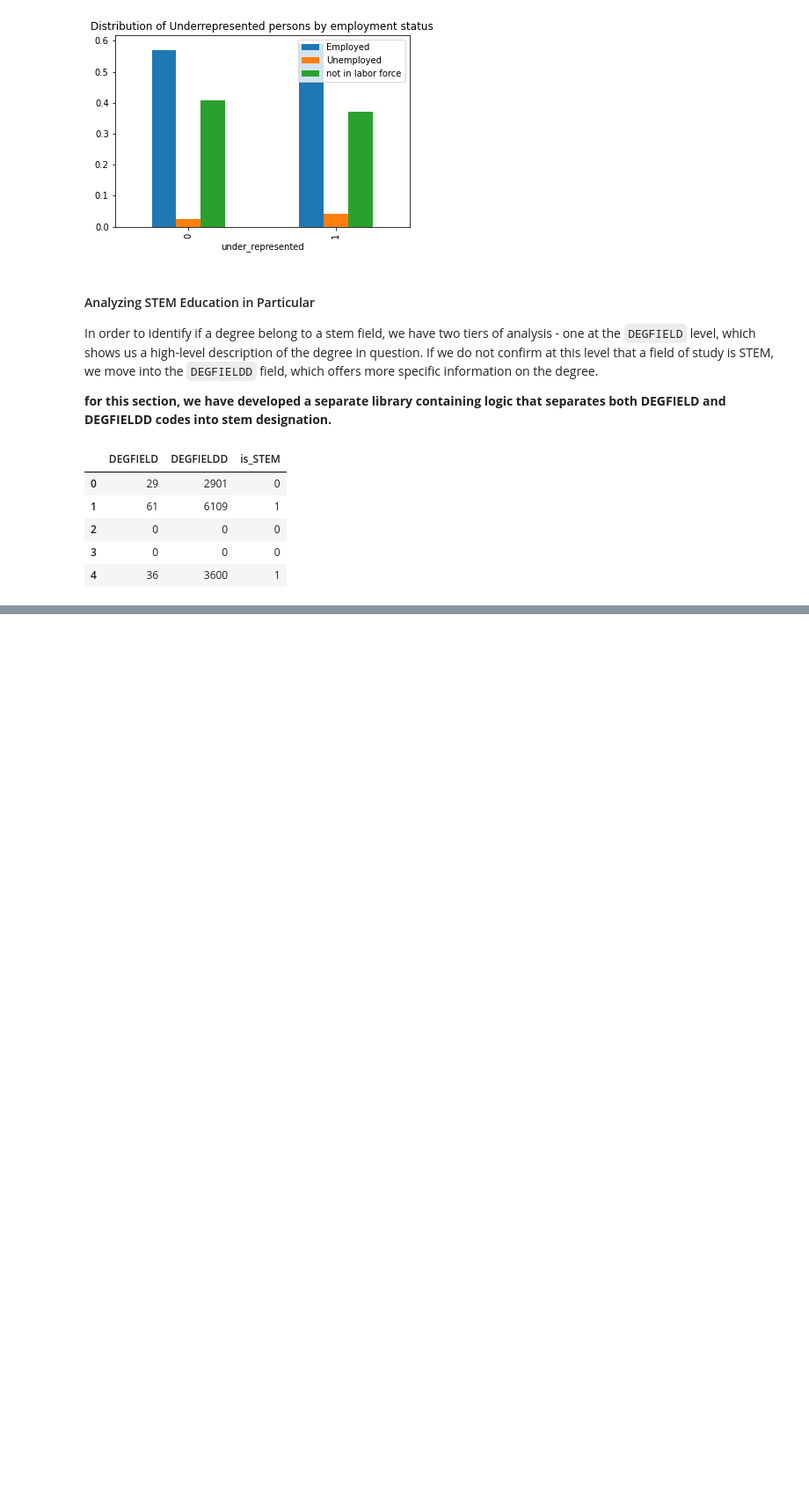
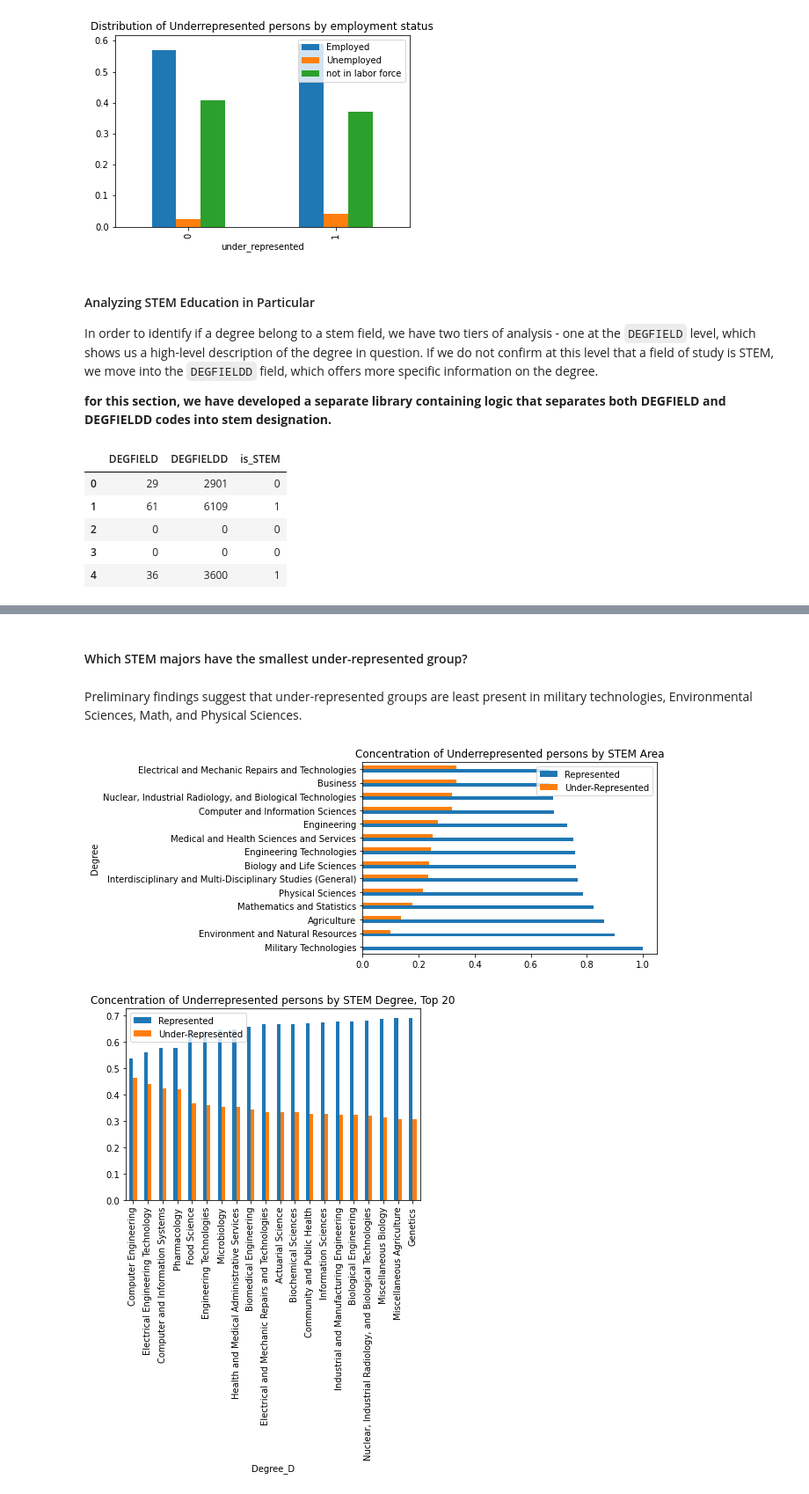
Before and after one commit to kayfilipp/HigherME, a Jupyter notebook: census_data/Untitled.ipynb, the cells around one changed output, grey strips where cells are left out. Shown: that part at 88% size. Saved outputs shown, nothing was run; the diff lists cells and outputs as text; code cells hidden in the pictures; blank space fills up the shorter version.

Commit message:
add analysis on degree parity

```diff
--- a/census_data/Untitled.ipynb
+++ b/census_data/Untitled.ipynb
@@ -255,0 +256,30 @@ pd.crosstab(
+# %% [markdown]
+#### Which STEM majors have the smallest under-represented group?
+# %% [markdown]
+Preliminary findings suggest that under-represented groups are least present in military technologies, Environmental Sciences, Math, and Physical Sciences.
+# %%
+df['Degree'] = df['DEGFIELD'].apply(lambda x: dc.degree_codes[x])
+df['Degree_D']=df['DEGFIELDD'].apply(lambda x: dc.detail_codes[x])
+temp = df.query("is_STEM==1")
+
+pd.crosstab(
+    temp['Degree'],
+    temp['under_represented'],
+    normalize='index'
+).sort_values(1).plot.barh(
+    title='Concentration of Underrepresented persons by STEM Area'
+)
+plt.legend(['Represented','Under-Represented'])
+
+pd.crosstab(
+    temp['Degree_D'],
+    temp['under_represented'],
+    normalize='index'
+).sort_values(0)[:20].plot.bar(
+    title='Concentration of Underrepresented persons by STEM Degree, Top 20'
+)
+plt.legend(['Represented','Under-Represented'])
+del temp
+# %% [output]
+[figure, added]
+[figure, added]
```
Also changed, not shown: parts of 4 cells of this notebook, 1 other file.
